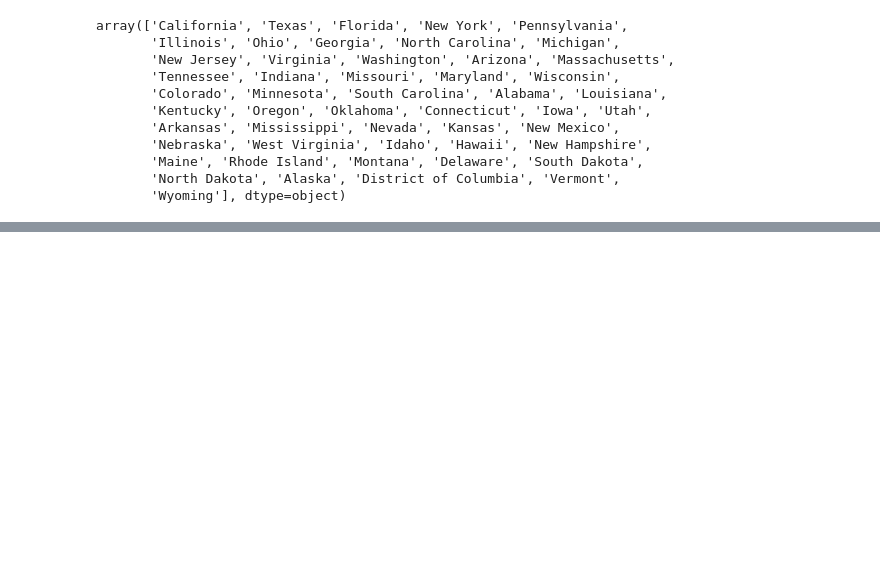
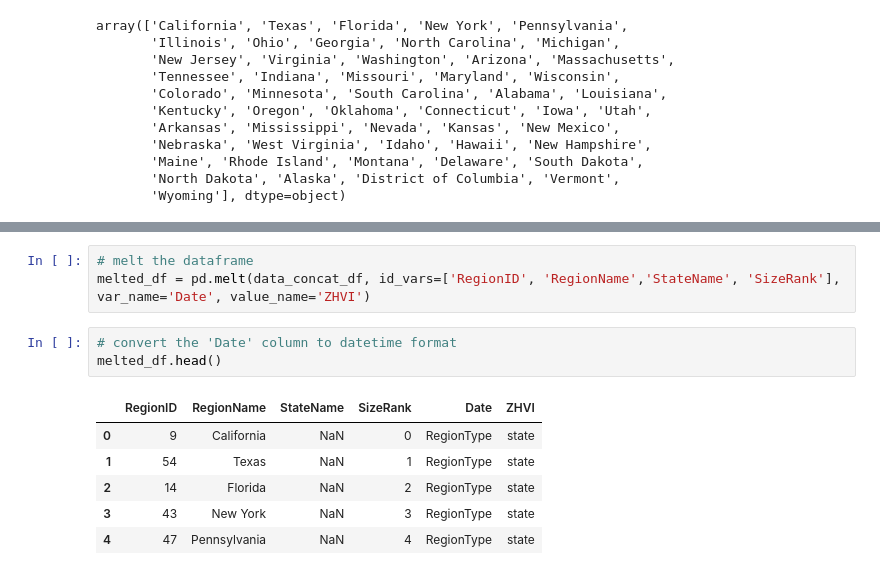
Before and after one commit to kmk2020/Affordable-Housing-Analytics-, a Jupyter notebook: Affordable_housing_data_analytics.ipynb, the cells around one changed output, grey strips where cells are left out. Cells and saved outputs as stored; diff of their text form; blank space fills up the shorter version.

```diff
--- a/Affordable_housing_data_analytics.ipynb
+++ b/Affordable_housing_data_analytics.ipynb
@@ -179,0 +180,13 @@ data_concat_df.shape
+# %%
+# melt the dataframe
+melted_df = pd.melt(data_concat_df, id_vars=['RegionID', 'RegionName','StateName', 'SizeRank'], var_name='Date', value_name='ZHVI')
+# %%
+# convert the 'Date' column to datetime format
+melted_df.head()
+# %% [output]
+|  | RegionID | RegionName | StateName | SizeRank | Date | ZHVI |
+| 0 | 9 | California | NaN | 0 | RegionType | state |
+| 1 | 54 | Texas | NaN | 1 | RegionType | state |
+| 2 | 14 | Florida | NaN | 2 | RegionType | state |
+| 3 | 43 | New York | NaN | 3 | RegionType | state |
+| 4 | 47 | Pennsylvania | NaN | 4 | RegionType | state |
```
Also changed, not shown: parts of 7 cells of this notebook, 4 other files.
